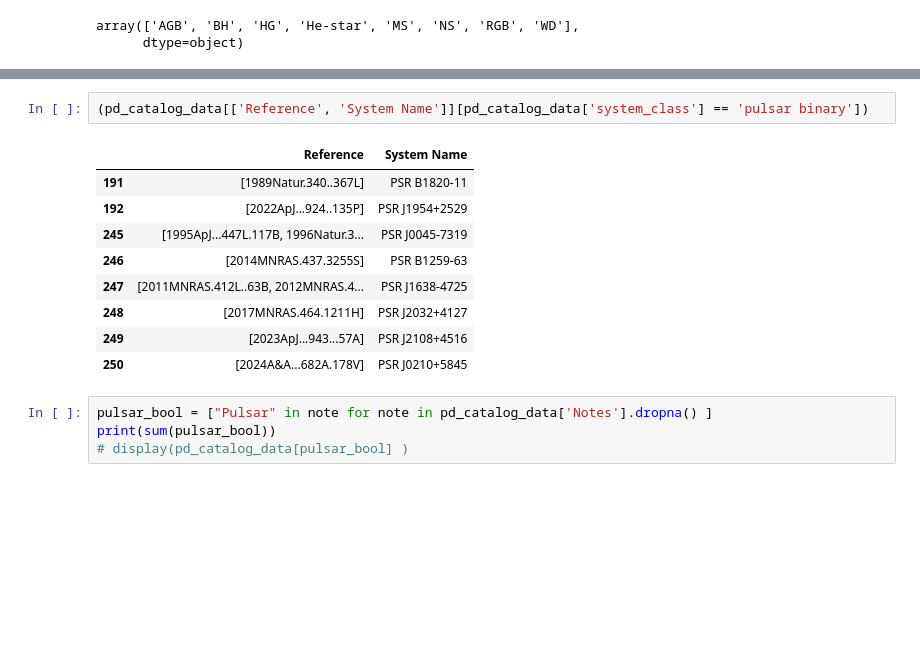
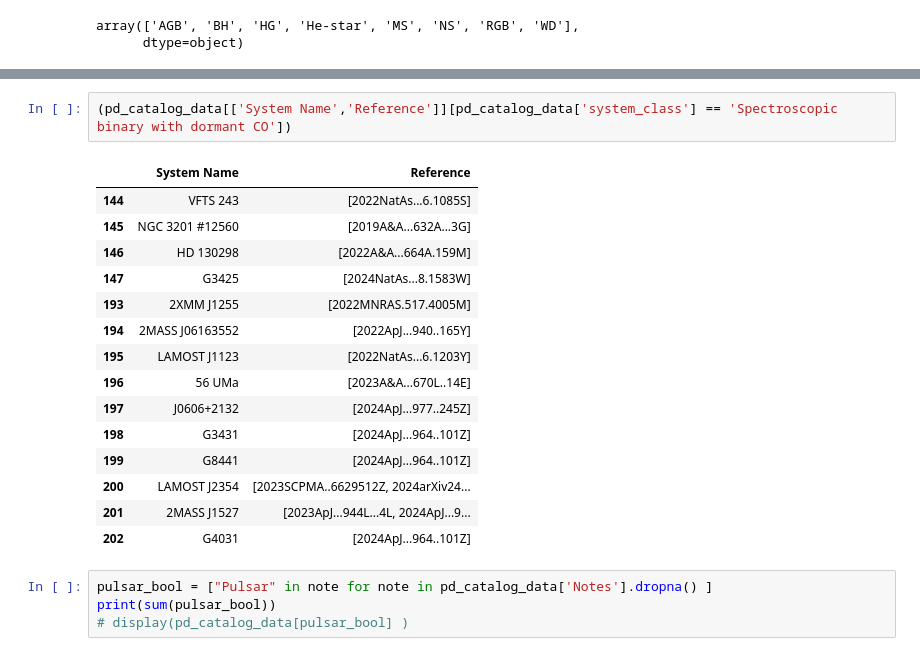
Before and after one commit to binary-observations/post_mt_catalog, a Jupyter notebook: code/data_analysis/Read_and_plot.ipynb, the cells around one changed output, grey strips where cells are left out. Saved outputs shown, nothing was run; the diff lists cells and outputs as text; blank space fills up the shorter version.

```diff
--- a/code/data_analysis/Read_and_plot.ipynb
+++ b/code/data_analysis/Read_and_plot.ipynb
@@ -824,15 +830,21 @@ array(['AGB', 'BH', 'HG', 'He-star', 'MS', 'NS', 'RGB', 'WD'],
 # %%
-(pd_catalog_data[['Reference', 'System Name']][pd_catalog_data['system_class'] == 'pulsar binary'])
+(pd_catalog_data[['System Name','Reference']][pd_catalog_data['system_class'] == 'Spectroscopic binary with dormant CO'])
 # %% [output]
-|  | Reference | System Name |
-| 191 | [1989Natur.340..367L] | PSR B1820-11 |
-| 192 | [2022ApJ...924..135P] | PSR J1954+2529 |
-| 245 | [1995ApJ...447L.117B, 1996Natur.3... | PSR J0045-7319 |
-| 246 | [2014MNRAS.437.3255S] | PSR B1259-63 |
-| 247 | [2011MNRAS.412L..63B, 2012MNRAS.4... | PSR J1638-4725 |
-| 248 | [2017MNRAS.464.1211H] | PSR J2032+4127 |
-| 249 | [2023ApJ...943...57A] | PSR J2108+4516 |
-| 250 | [2024A&A...682A.178V] | PSR J0210+5845 |
+|  | System Name | Reference |
+| 144 | VFTS 243 | [2022NatAs...6.1085S] |
+| 145 | NGC 3201 #12560 | [2019A&A...632A...3G] |
+| 146 | HD 130298 | [2022A&A...664A.159M] |
+| 147 | G3425 | [2024NatAs...8.1583W] |
+| 193 | 2XMM J1255 | [2022MNRAS.517.4005M] |
+| 194 | 2MASS J06163552 | [2022ApJ...940..165Y] |
+| 195 | LAMOST J1123 | [2022NatAs...6.1203Y] |
+| 196 | 56 UMa | [2023A&A...670L..14E] |
+| 197 | J0606+2132 | [2024ApJ...977..245Z] |
+| 198 | G3431 | [2024ApJ...964..101Z] |
+| 199 | G8441 | [2024ApJ...964..101Z] |
+| 200 | LAMOST J2354 | [2023SCPMA..6629512Z, 2024arXiv24... |
+| 201 | 2MASS J1527 | [2023ApJ...944L...4L, 2024ApJ...9... |
+| 202 | G4031 | [2024ApJ...964..101Z] |
 # %%
 pulsar_bool = ["Pulsar" in note for note in pd_catalog_data['Notes'].dropna() ]
 print(sum(pulsar_bool))
```
Also changed, not shown: parts of 2 cells of this notebook, 2 other files.
